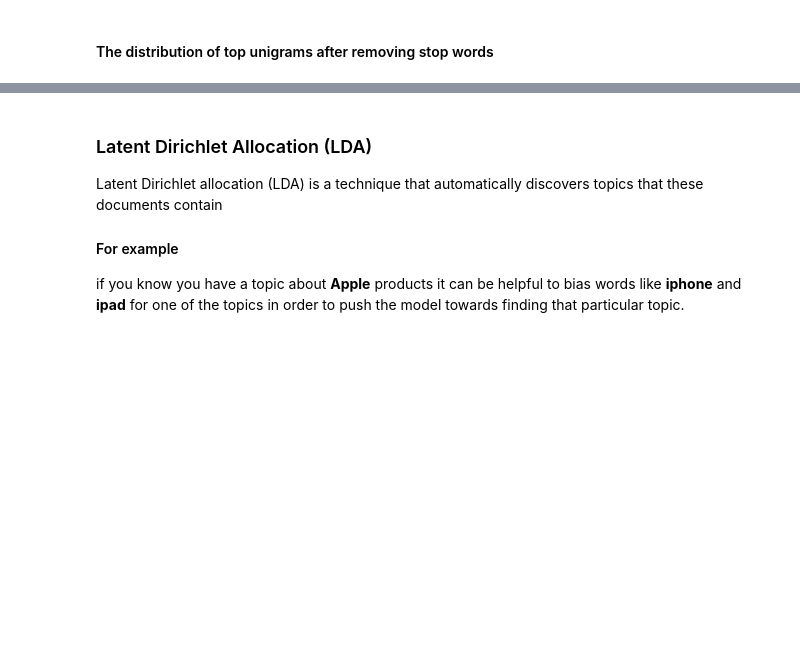
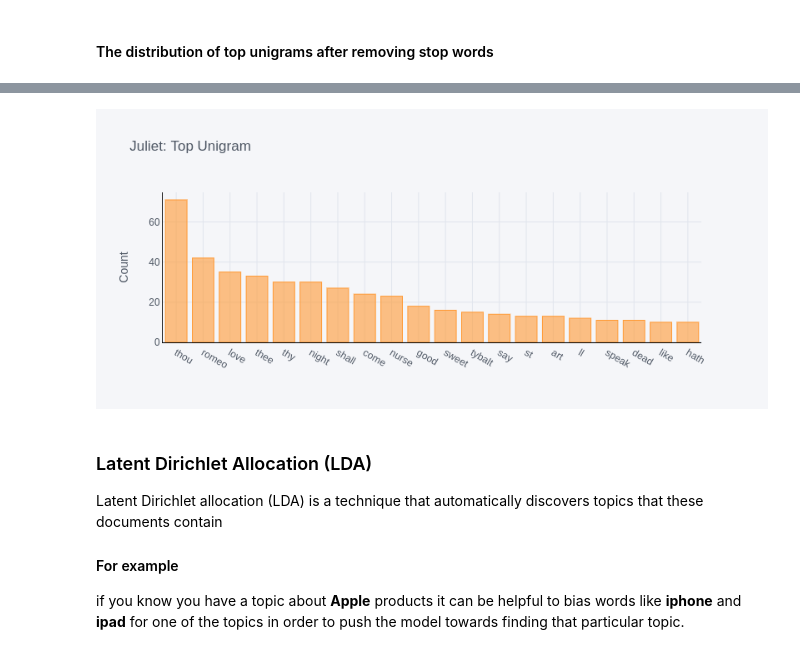
Before and after one commit to brunocampos01/federated-learning-for-text-generation, a Jupyter notebook: notebooks/1-data-undertanding_data-cleansing_ data-exploration.ipynb, the cells around one changed output, grey strips where cells are left out. Cells and saved outputs as stored; diff of their text form; code cells hidden in the pictures; blank space fills up the shorter version.

```diff
--- a/notebooks/1-data-undertanding_data-cleansing_ data-exploration.ipynb
+++ b/notebooks/1-data-undertanding_data-cleansing_ data-exploration.ipynb
@@ -432,3 +426,23 @@ display(Image.open('reports/bigram.png'))
+# %%
+THE_TRAGEDY_OF_ROMEO_AND_JULIET_JUL = open('data/'\
+                                           'federation/'\
+                                           'users_split_by_pearsons/'\
+                                           'THE_TRAGEDY_OF_ROMEO_AND_JULIET_JUL.txt', mode='r')
+# %%
+bag_of_words = create_bag_of_words(list_words=THE_TRAGEDY_OF_ROMEO_AND_JULIET_JUL, ngram=1)
+top_20_words = get_top_n_words(bag_of_words, 20)
+df_unigram_juliet = pd.DataFrame(top_20_words, columns = ['word' , 'count'])
+# %%
+df_unigram_juliet\
+  .groupby('word')\
+  .sum()['count']\
+  .sort_values(ascending=False)\
+  .iplot(kind='bar',
+         yTitle='Count',
+         linecolor='black',
+         title='Juliet: Top Unigram')
+# %% [output]
+[figure, added]
 # %% [markdown]
 ### Latent Dirichlet Allocation (LDA)
 Latent Dirichlet allocation (LDA) is a technique that automatically discovers topics that these documents contain
```
Also changed, not shown: parts of 46 cells of this notebook, 3 other files.
